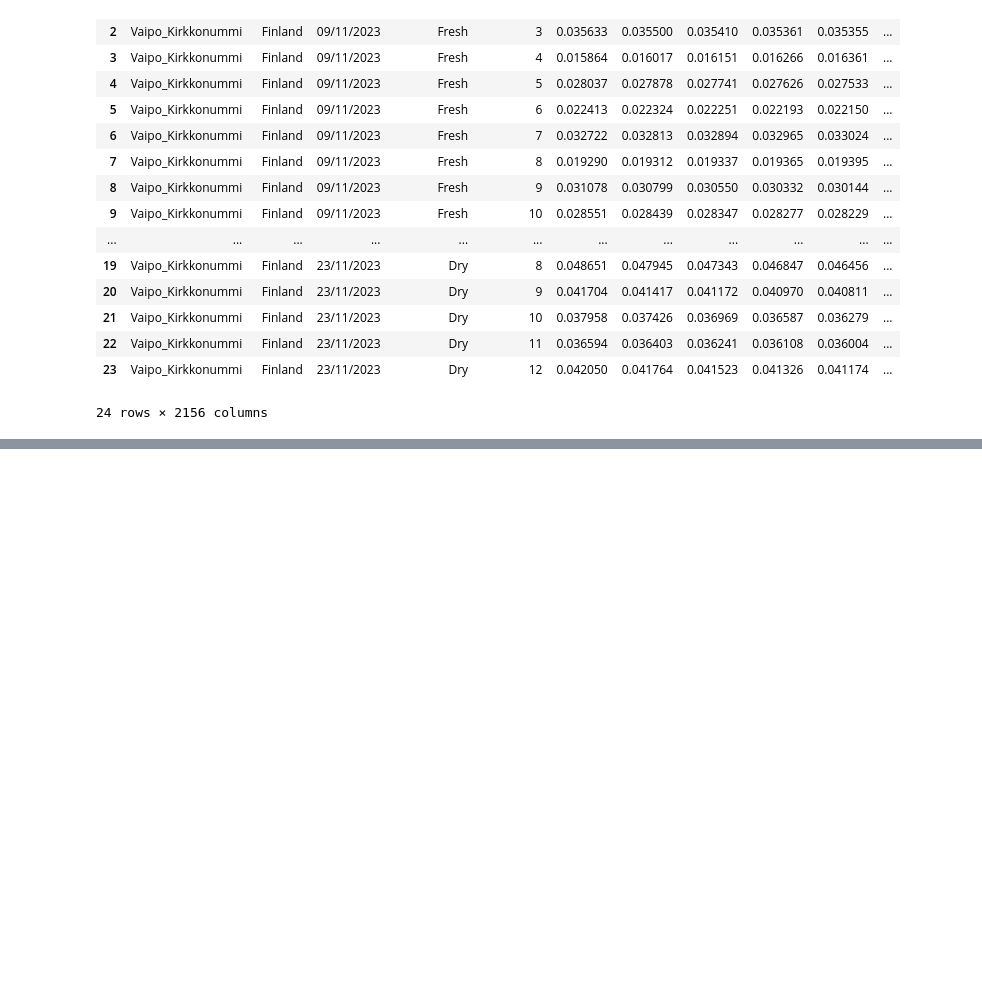
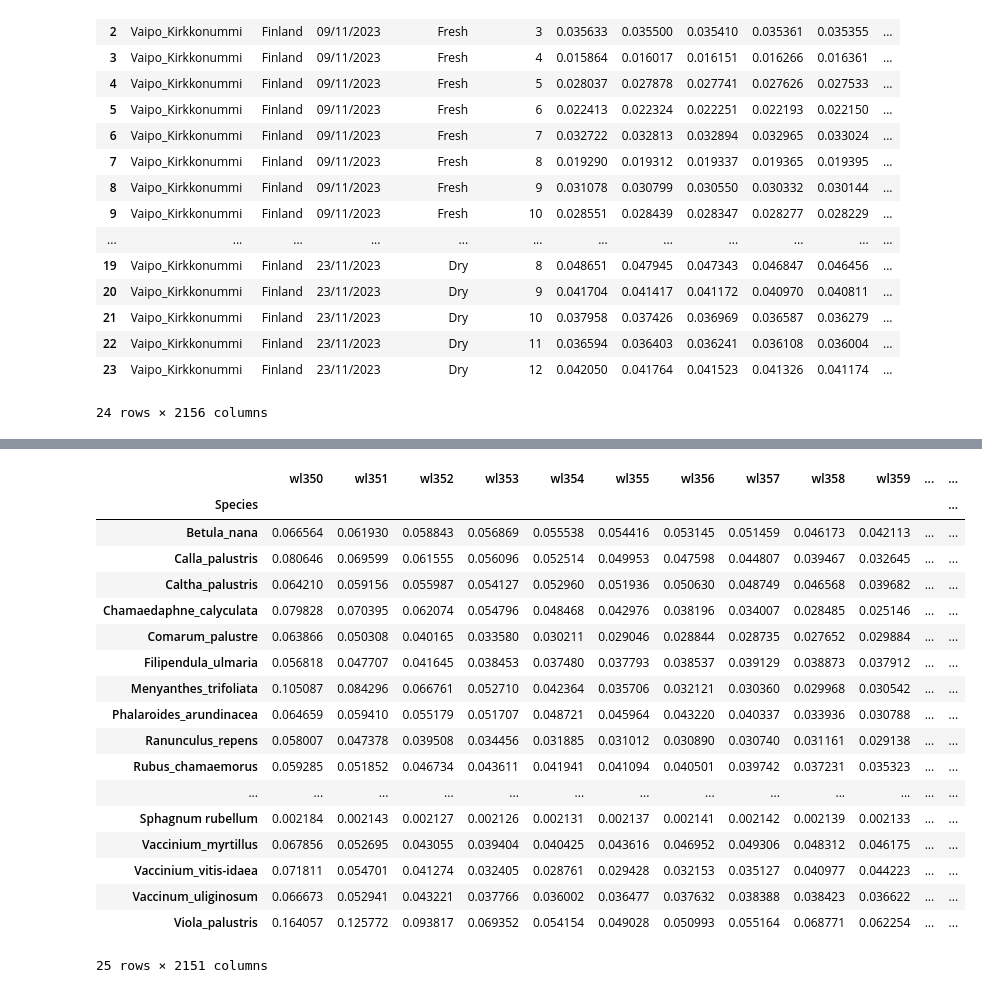
Before and after one commit to Ria-boe/hyperspectral, a Jupyter notebook: compare_species_PFTs.ipynb, the cells around one changed output, grey strips where cells are left out. Saved outputs shown, nothing was run; the diff lists cells and outputs as text; code cells hidden in the pictures; blank space fills up the shorter version.

```diff
--- a/compare_species_PFTs.ipynb
+++ b/compare_species_PFTs.ipynb
@@ -267,0 +261,23 @@ pd.concat([sph, vas])
+# %%
+# standard deviations of all Species across all wavelengths
+df.groupby("Species").std(numeric_only=True)
+# %% [output]
+|  | wl350 | wl351 | wl352 | wl353 | wl354 | wl355 | wl356 | wl357 | wl358 | wl359 | ... | ... |
+| Species |  |  |  |  |  |  |  |  |  |  |  | ... |
+| Betula_nana | 0.066564 | 0.061930 | 0.058843 | 0.056869 | 0.055538 | 0.054416 | 0.053145 | 0.051459 | 0.046173 | 0.042113 | ... | ... |
+| Calla_palustris | 0.080646 | 0.069599 | 0.061555 | 0.056096 | 0.052514 | 0.049953 | 0.047598 | 0.044807 | 0.039467 | 0.032645 | ... | ... |
+| Caltha_palustris | 0.064210 | 0.059156 | 0.055987 | 0.054127 | 0.052960 | 0.051936 | 0.050630 | 0.048749 | 0.046568 | 0.039682 | ... | ... |
+| Chamaedaphne_calyculata | 0.079828 | 0.070395 | 0.062074 | 0.054796 | 0.048468 | 0.042976 | 0.038196 | 0.034007 | 0.028485 | 0.025146 | ... | ... |
+| Comarum_palustre | 0.063866 | 0.050308 | 0.040165 | 0.033580 | 0.030211 | 0.029046 | 0.028844 | 0.028735 | 0.027652 | 0.029884 | ... | ... |
+| Filipendula_ulmaria | 0.056818 | 0.047707 | 0.041645 | 0.038453 | 0.037480 | 0.037793 | 0.038537 | 0.039129 | 0.038873 | 0.037912 | ... | ... |
+| Menyanthes_trifoliata | 0.105087 | 0.084296 | 0.066761 | 0.052710 | 0.042364 | 0.035706 | 0.032121 | 0.030360 | 0.029968 | 0.030542 | ... | ... |
+| Phalaroides_arundinacea | 0.064659 | 0.059410 | 0.055179 | 0.051707 | 0.048721 | 0.045964 | 0.043220 | 0.040337 | 0.033936 | 0.030788 | ... | ... |
+| Ranunculus_repens | 0.058007 | 0.047378 | 0.039508 | 0.034456 | 0.031885 | 0.031012 | 0.030890 | 0.030740 | 0.031161 | 0.029138 | ... | ... |
+| Rubus_chamaemorus | 0.059285 | 0.051852 | 0.046734 | 0.043611 | 0.041941 | 0.041094 | 0.040501 | 0.039742 | 0.037231 | 0.035323 | ... | ... |
+| ... | ... | ... | ... | ... | ... | ... | ... | ... | ... | ... | ... | ... |
+| Sphagnum rubellum | 0.002184 | 0.002143 | 0.002127 | 0.002126 | 0.002131 | 0.002137 | 0.002141 | 0.002142 | 0.002139 | 0.002133 | ... | ... |
+| Vaccinium_myrtillus | 0.067856 | 0.052695 | 0.043055 | 0.039404 | 0.040425 | 0.043616 | 0.046952 | 0.049306 | 0.048312 | 0.046175 | ... | ... |
+| Vaccinium_vitis-idaea | 0.071811 | 0.054701 | 0.041274 | 0.032405 | 0.028761 | 0.029428 | 0.032153 | 0.035127 | 0.040977 | 0.044223 | ... | ... |
+| Vaccinum_uliginosum | 0.066673 | 0.052941 | 0.043221 | 0.037766 | 0.036002 | 0.036477 | 0.037632 | 0.038388 | 0.038423 | 0.036622 | ... | ... |
+| Viola_palustris | 0.164057 | 0.125772 | 0.093817 | 0.069352 | 0.054154 | 0.049028 | 0.050993 | 0.055164 | 0.068771 | 0.062254 | ... | ... |
+25 rows × 2151 columns
```
Also changed, not shown: parts of 12 cells of this notebook.
